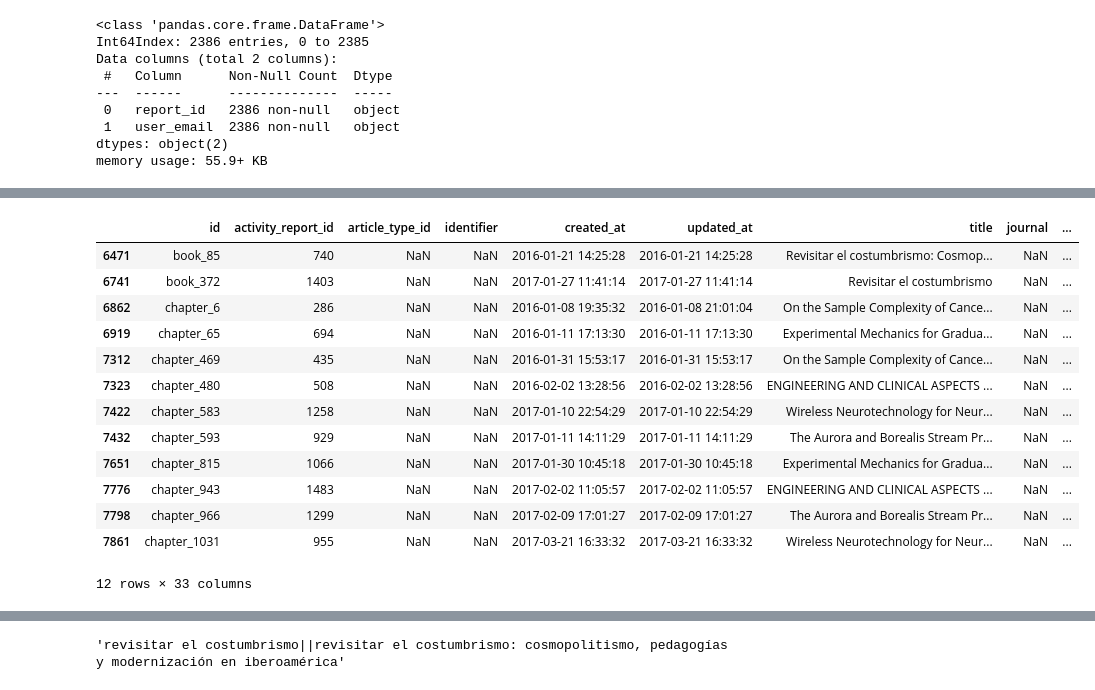
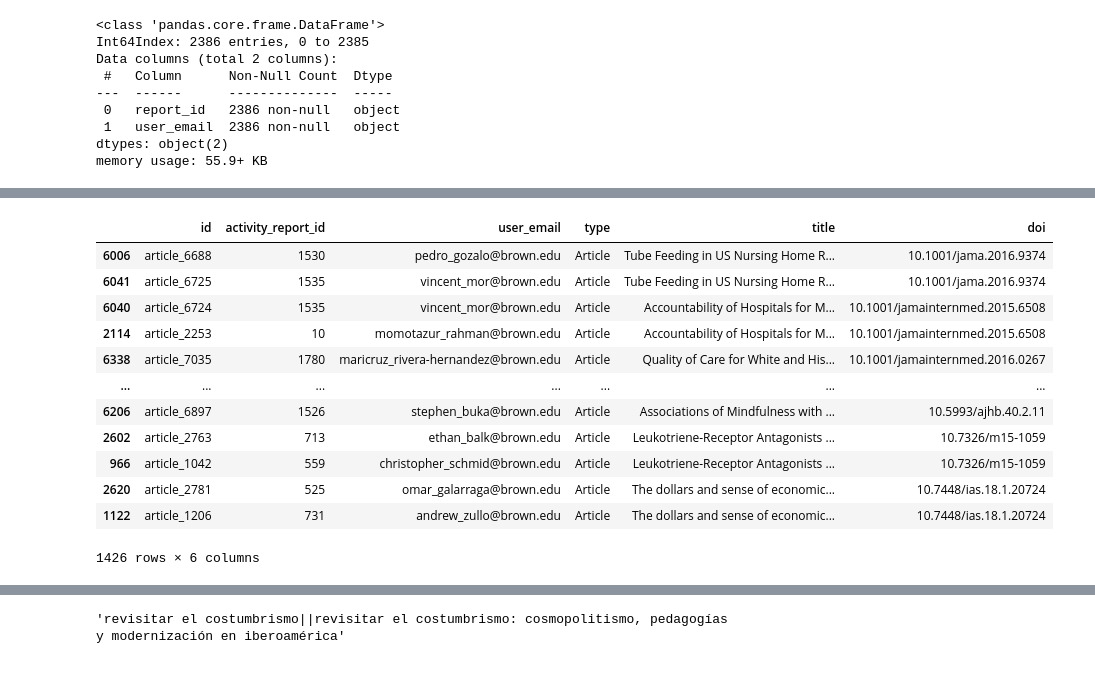
Before and after one commit to sdmccaul/rab-far_integration, a Jupyter notebook: citation_analysis.ipynb, the cells around one changed output, grey strips where cells are left out. Saved outputs shown, nothing was run; the diff lists cells and outputs as text; code cells hidden in the pictures.

Commit message:
Finding duplicates in title, email, report

```diff
--- a/citation_analysis.ipynb
+++ b/citation_analysis.ipynb
@@ -67,8 +68,6 @@ with open('data/rab/query_citations.nt', 'w+') as f:
 # %%
 def wrap_far_row(row, dtype, idIdx):
-    far_id = row[idIdx]
-    row[idIdx] = dtype + '_' + far_id
-    row.insert(idIdx + 1, far_id)
+    row[idIdx] = dtype + '_' + row[idIdx]
     row.append(dtype.capitalize())
     return row
 # %%
@@ -78,9 +77,7 @@ def make_far_df(dtype, fname):
         header = next(rdr)
         assert dtype not in header
         header.append(dtype)
-        id_idx = header.index('id')
-        header.insert(id_idx + 1, 'table_id')
-        rows = [ wrap_far_row(r, dtype, id_idx) for r in rdr ]
+        rows = [ wrap_far_row(r, dtype, header.index('id')) for r in rdr ]
     return pd.DataFrame(rows, columns=header)
 # %%
 far_files = [ ('article', 'articles.csv'), ('book', 'books.csv'),
@@ -184,0 +245,9 @@ Name: identifier, Length: 537, dtype: int64
+# %%
+id_cols = ['id', 'activity_report_id','user_email', 'type', 'title', 'identifier', 'doi']
+far_dedupe = df_cites_far[ id_cols ].copy()
+far_dedupe['doi'].fillna(far_dedupe['identifier'], inplace=True)
+assert len(df_cites_far[df_cites_far.doi.notnull()]) + len(
+    df_cites_far[df_cites_far.identifier.notnull()]) == len(far_dedupe[far_dedupe.doi.notnull()])
+far_dedupe.drop(columns='identifier',inplace=True)
+print("Total records: {}".format(len(far_dedupe)))
+far_dedupe.sample(10)
@@ -185,17 +267,16 @@ Name: identifier, Length: 537, dtype: int64
 # %%
-df_cites_far[ (df_cites_far.duplicated('doi', keep=False)) & (df_cites_far.doi.notnull()) ]
+far_dedupe[ far_dedupe.duplicated(subset='doi', keep=False) & (far_dedupe.doi.notnull()) ].sort_values(by='doi')
 # %% [output]
-|  | id | activity_report_id | article_type_id | identifier | created_at | updated_at | title | journal | ... |
-| 6471 | book_85 | 740 | NaN | NaN | 2016-01-21 14:25:28 | 2016-01-21 14:25:28 | Revisitar el costumbrismo: Cosmop... | NaN | ... |
-| 6741 | book_372 | 1403 | NaN | NaN | 2017-01-27 11:41:14 | 2017-01-27 11:41:14 | Revisitar el costumbrismo | NaN | ... |
-| 6862 | chapter_6 | 286 | NaN | NaN | 2016-01-08 19:35:32 | 2016-01-08 21:01:04 | On the Sample Complexity of Cance... | NaN | ... |
-| 6919 | chapter_65 | 694 | NaN | NaN | 2016-01-11 17:13:30 | 2016-01-11 17:13:30 | Experimental Mechanics for Gradua... | NaN | ... |
-| 7312 | chapter_469 | 435 | NaN | NaN | 2016-01-31 15:53:17 | 2016-01-31 15:53:17 | On the Sample Complexity of Cance... | NaN | ... |
-| 7323 | chapter_480 | 508 | NaN | NaN | 2016-02-02 13:28:56 | 2016-02-02 13:28:56 | ENGINEERING AND CLINICAL ASPECTS ... | NaN | ... |
-| 7422 | chapter_583 | 1258 | NaN | NaN | 2017-01-10 22:54:29 | 2017-01-10 22:54:29 | Wireless Neurotechnology for Neur... | NaN | ... |
-| 7432 | chapter_593 | 929 | NaN | NaN | 2017-01-11 14:11:29 | 2017-01-11 14:11:29 | The Aurora and Borealis Stream Pr... | NaN | ... |
-| 7651 | chapter_815 | 1066 | NaN | NaN | 2017-01-30 10:45:18 | 2017-01-30 10:45:18 | Experimental Mechanics for Gradua... | NaN | ... |
-| 7776 | chapter_943 | 1483 | NaN | NaN | 2017-02-02 11:05:57 | 2017-02-02 11:05:57 | ENGINEERING AND CLINICAL ASPECTS ... | NaN | ... |
-| 7798 | chapter_966 | 1299 | NaN | NaN | 2017-02-09 17:01:27 | 2017-02-09 17:01:27 | The Aurora and Borealis Stream Pr... | NaN | ... |
-| 7861 | chapter_1031 | 955 | NaN | NaN | 2017-03-21 16:33:32 | 2017-03-21 16:33:32 | Wireless Neurotechnology for Neur... | NaN | ... |
+|  | id | activity_report_id | user_email | type | title | doi |
+| 6006 | article_6688 | 1530 | pedro_gozalo@brown.edu | Article | Tube Feeding in US Nursing Home R... | 10.1001/jama.2016.9374 |
+| 6041 | article_6725 | 1535 | vincent_mor@brown.edu | Article | Tube Feeding in US Nursing Home R... | 10.1001/jama.2016.9374 |
+| 6040 | article_6724 | 1535 | vincent_mor@brown.edu | Article | Accountability of Hospitals for M... | 10.1001/jamainternmed.2015.6508 |
+| 2114 | article_2253 | 10 | momotazur_rahman@brown.edu | Article | Accountability of Hospitals for M... | 10.1001/jamainternmed.2015.6508 |
+| 6338 | article_7035 | 1780 | maricruz_rivera-hernandez@brown.edu | Article | Quality of Care for White and His... | 10.1001/jamainternmed.2016.0267 |
+| ... | ... | ... | ... | ... | ... | ... |
+| 6206 | article_6897 | 1526 | stephen_buka@brown.edu | Article | Associations of Mindfulness with ... | 10.5993/ajhb.40.2.11 |
+| 2602 | article_2763 | 713 | ethan_balk@brown.edu | Article | Leukotriene-Receptor Antagonists ... | 10.7326/m15-1059 |
+| 966 | article_1042 | 559 | christopher_schmid@brown.edu | Article | Leukotriene-Receptor Antagonists ... | 10.7326/m15-1059 |
+| 2620 | article_2781 | 525 | omar_galarraga@brown.edu | Article | The dollars and sense of economic... | 10.7448/ias.18.1.20724 |
+| 1122 | article_1206 | 731 | andrew_zullo@brown.edu | Article | The dollars and sense of economic... | 10.7448/ias.18.1.20724 |
-12 rows × 33 columns
+1426 rows × 6 columns
```
Also changed, not shown: parts of 23 cells of this notebook.
